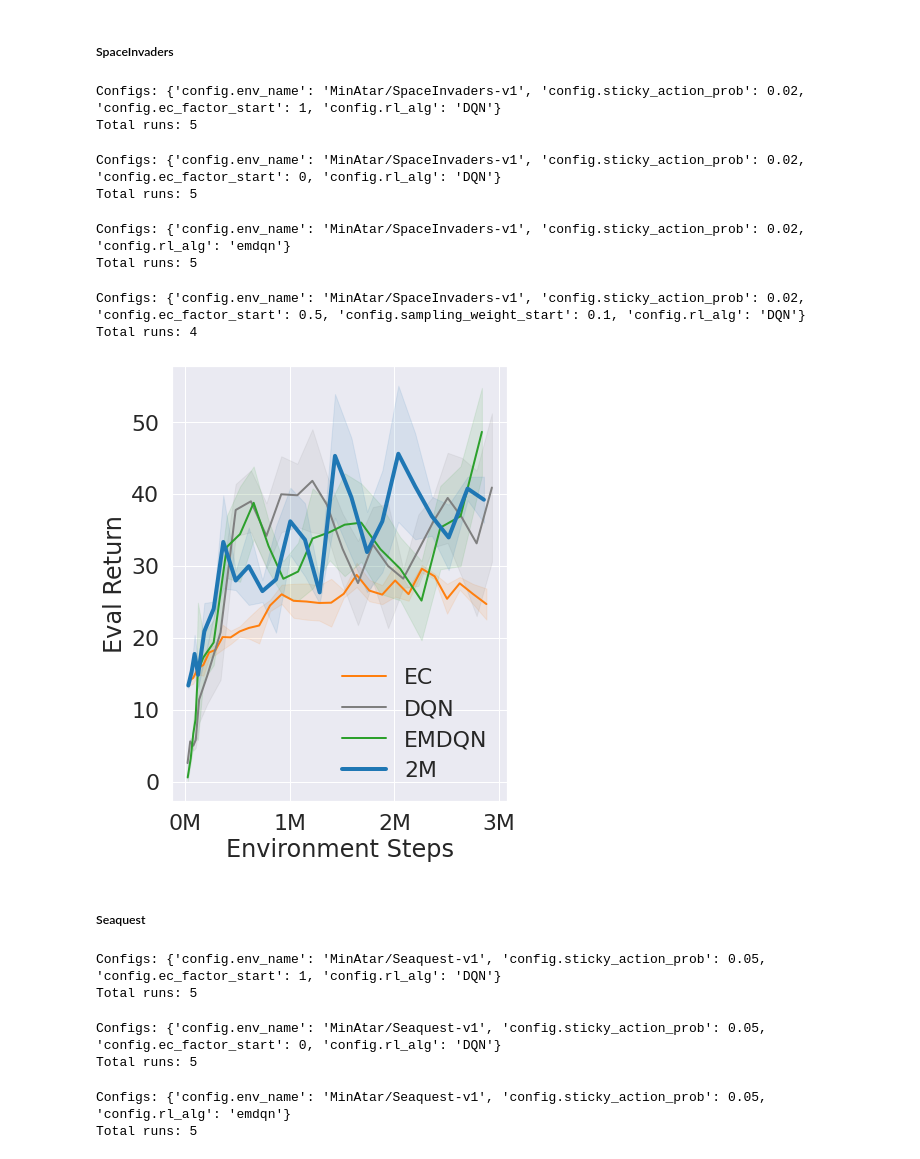
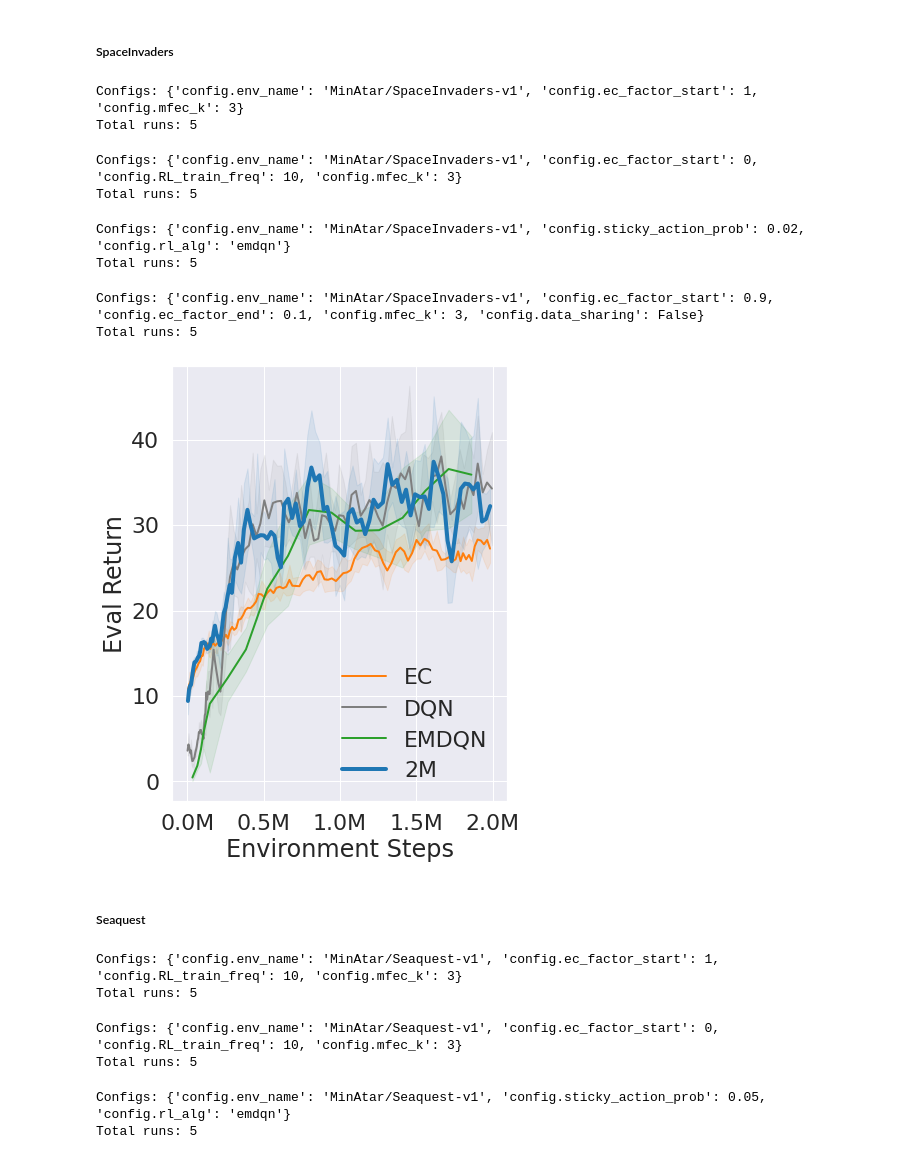
Before and after one commit to yangzhao-666/2m, a Jupyter notebook: visualization.ipynb, the cells around one changed output. Saved outputs shown, nothing was run; the diff lists cells and outputs as text; code cells hidden in the pictures.

```diff
--- a/visualization.ipynb
+++ b/visualization.ipynb
@@ -224,31 +243,33 @@ group = []
 # %%
 filters = {
             "config.env_name": 'MinAtar/SpaceInvaders-v1',
-            "config.sticky_action_prob": 0.02,
             "config.ec_factor_start": 1,
-            "config.rl_alg": 'DQN'
+            "config.mfec_k": 3
 }
 runs = api.runs(entity + "/" + project, filters=filters, per_page=300)
 print('Configs: {} \nTotal runs: {}'.format(runs.filters, runs.length))
 # %% [output]
-Configs: {'config.env_name': 'MinAtar/SpaceInvaders-v1', 'config.sticky_action_prob': 0.02, 'config.ec_factor_start': 1, 'config.rl_alg': 'DQN'}
+Configs: {'config.env_name': 'MinAtar/SpaceInvaders-v1', 'config.ec_factor_start': 1, 'config.mfec_k': 3}
 Total runs: 5
 # %%
 group.append(runs)
 # %%
 filters = {
             "config.env_name": 'MinAtar/SpaceInvaders-v1',
-            "config.sticky_action_prob": 0.02,
             "config.ec_factor_start": 0,
-            "config.rl_alg": 'DQN'
+            "config.RL_train_freq": 10,
+            "config.mfec_k": 3
 }
 runs = api.runs(entity + "/" + project, filters=filters, per_page=300)
 print('Configs: {} \nTotal runs: {}'.format(runs.filters, runs.length))
 # %% [output]
-Configs: {'config.env_name': 'MinAtar/SpaceInvaders-v1', 'config.sticky_action_prob': 0.02, 'config.ec_factor_start': 0, 'config.rl_alg': 'DQN'}
+Configs: {'config.env_name': 'MinAtar/SpaceInvaders-v1', 'config.ec_factor_start': 0, 'config.RL_train_freq': 10, 'config.mfec_k': 3}
 Total runs: 5
 # %%
 group.append(runs)
+# %%
+api = wandb.Api()
+entity, project = "zhao666", "2MAtariSto1SEEDwithSticky"  # set to your entity and project
 # %%
 filters = {
             "config.env_name": 'MinAtar/SpaceInvaders-v1',
@@ -262,29 +283,32 @@ Configs: {'config.env_name': 'MinAtar/SpaceInvaders-v1', 'config.sticky_action_p
 Total runs: 5
 # %%
 group.append(runs)
+# %%
+api = wandb.Api()
+entity, project = "zhao666", "2MMinAtarAllResults"  # set to your entity and project
 # %%
 filters = {
             "config.env_name": 'MinAtar/SpaceInvaders-v1',
-            "config.sticky_action_prob": 0.02,
-            "config.ec_factor_start": 0.5,
-            "config.sampling_weight_start": 0.1,
-            "config.rl_alg": 'DQN'
+            "config.ec_factor_start": 0.9,
+            "config.ec_factor_end": 0.1,
+            "config.mfec_k": 3,
+            "config.data_sharing": False
 }
 runs = api.runs(entity + "/" + project, filters=filters, per_page=300)
 print('Configs: {} \nTotal runs: {}'.format(runs.filters, runs.length))
 # %% [output]
-Configs: {'config.env_name': 'MinAtar/SpaceInvaders-v1', 'config.sticky_action_prob': 0.02, 'config.ec_factor_start': 0.5, 'config.sampling_weight_start': 0.1, 'config.rl_alg': 'DQN'}
-Total runs: 4
+Configs: {'config.env_name': 'MinAtar/SpaceInvaders-v1', 'config.ec_factor_start': 0.9, 'config.ec_factor_end': 0.1, 'config.mfec_k': 3, 'config.data_sharing': False}
+Total runs: 5
 # %%
 group.append(runs)
 # %%
 legend = ['EC', 'DQN', 'EMDQN', '2M']
 color = ['tab:orange', 'tab:grey', 'tab:green', 'tab:blue']
 shape = ['solid', 'solid', 'solid', 'solid']
 linewidth = [2, 2, 2, 4]
-plot_group(group, legend, color, shape, linewidth, font_scale=2, weight=0.2, x_label='Environment Steps', y_label='Eval Return', title='', in_legend=True)
+plot_group(group, legend, color, shape, linewidth, font_scale=2, weight=0.6, x_label='Environment Steps', y_label='Eval Return', title='', in_legend=True)
 # %% [output]
-[figure, old version]
+[figure, new version]
 # %% [markdown]
 ##### Seaquest
 # %%
@@ -294,28 +318,28 @@ group = []
 # %%
 filters = {
             "config.env_name": 'MinAtar/Seaquest-v1',
-            "config.sticky_action_prob": 0.05,
             "config.ec_factor_start": 1,
-            "config.rl_alg": 'DQN'
+            "config.RL_train_freq": 10,
+            "config.mfec_k": 3
 }
 runs = api.runs(entity + "/" + project, filters=filters, per_page=300)
 print('Configs: {} \nTotal runs: {}'.format(runs.filters, runs.length))
 # %% [output]
-Configs: {'config.env_name': 'MinAtar/Seaquest-v1', 'config.sticky_action_prob': 0.05, 'config.ec_factor_start': 1, 'config.rl_alg': 'DQN'}
+Configs: {'config.env_name': 'MinAtar/Seaquest-v1', 'config.ec_factor_start': 1, 'config.RL_train_freq': 10, 'config.mfec_k': 3}
 Total runs: 5
 # %%
 group.append(runs)
 # %%
 filters = {
             "config.env_name": 'MinAtar/Seaquest-v1',
-            "config.sticky_action_prob": 0.05,
             "config.ec_factor_start": 0,
-            "config.rl_alg": 'DQN'
+            "config.RL_train_freq": 10,
+            "config.mfec_k": 3
 }
 runs = api.runs(entity + "/" + project, filters=filters, per_page=300)
 print('Configs: {} \nTotal runs: {}'.format(runs.filters, runs.length))
 # %% [output]
-Configs: {'config.env_name': 'MinAtar/Seaquest-v1', 'config.sticky_action_prob': 0.05, 'config.ec_factor_start': 0, 'config.rl_alg': 'DQN'}
+Configs: {'config.env_name': 'MinAtar/Seaquest-v1', 'config.ec_factor_start': 0, 'config.RL_train_freq': 10, 'config.mfec_k': 3}
 Total runs: 5
 # %%
 group.append(runs)
```
Also changed, not shown: parts of 115 cells of this notebook, 8 other files.
